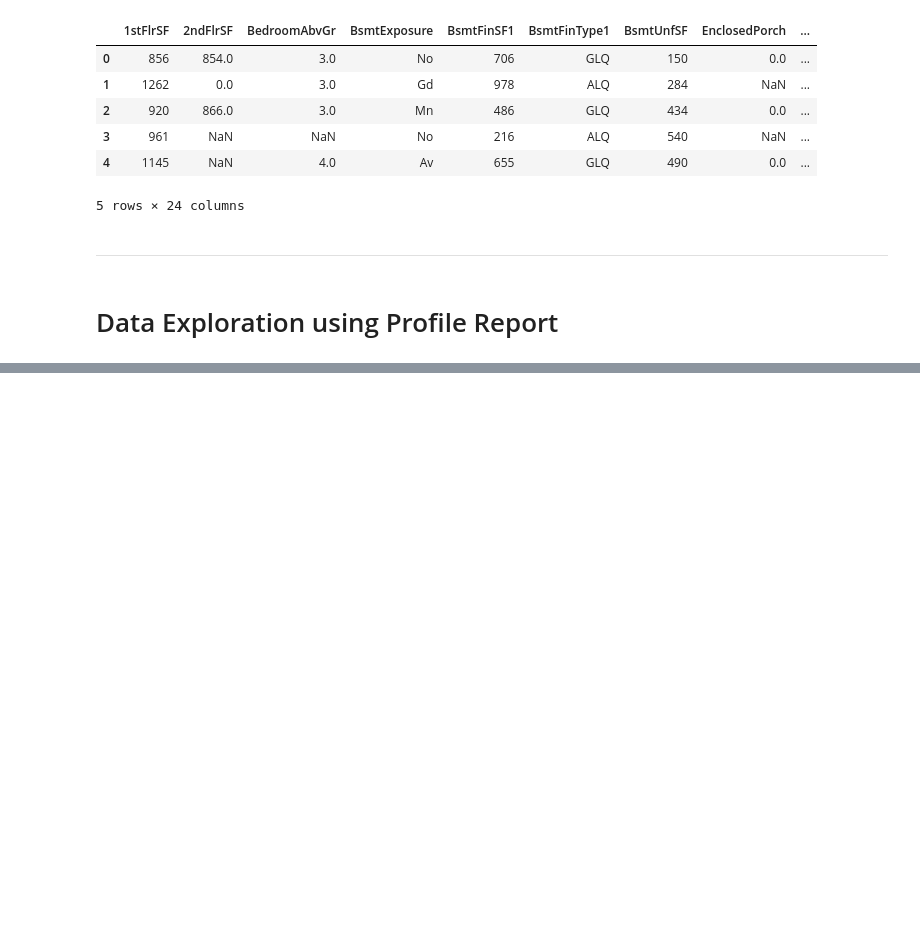
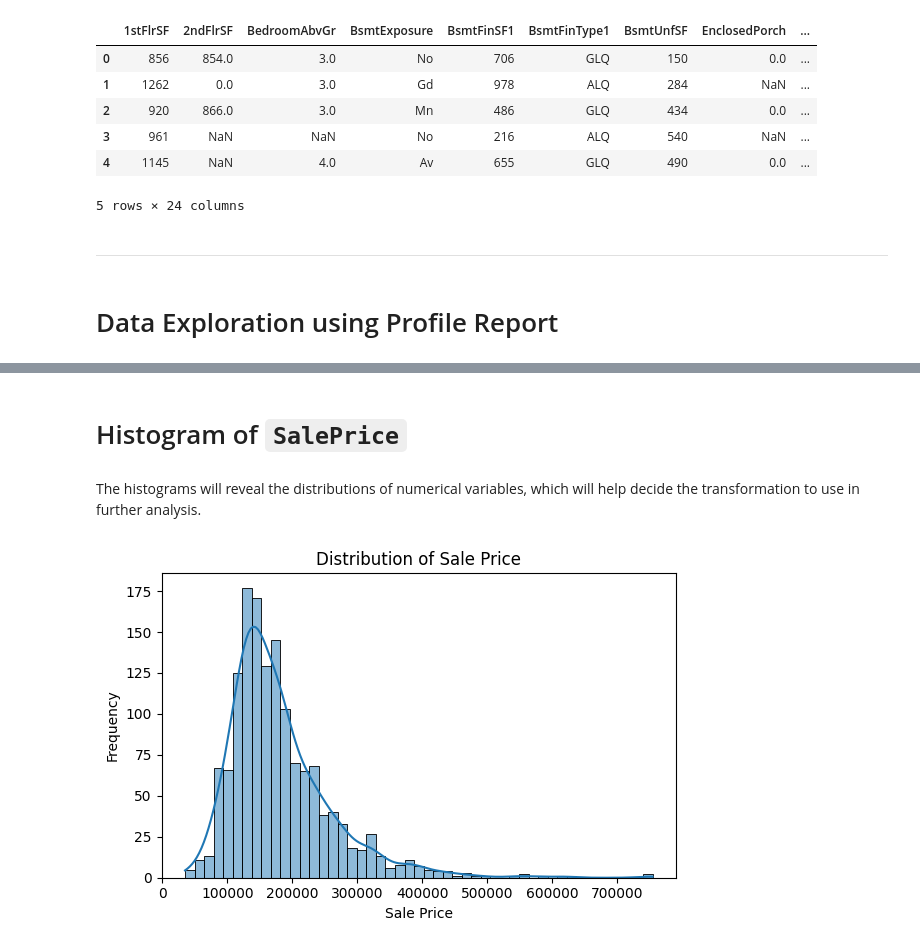
Before and after one commit to hisarciklilar/heritage-housing-issues, a Jupyter notebook: jupyter_notebooks/02 Exploratory Data Analysis.ipynb, the cells around one changed output, grey strips where cells are left out. Cells and saved outputs as stored; diff of their text form; code cells hidden in the pictures; blank space fills up the shorter version.

Commit message:
Add exploratory analysis on raw data

```diff
--- a/jupyter_notebooks/02 Exploratory Data Analysis.ipynb
+++ b/jupyter_notebooks/02 Exploratory Data Analysis.ipynb
@@ -109,0 +134,15 @@ except Exception as e:
+# %% [markdown]
+# Histogram of `SalePrice`
+# %% [markdown]
+The histograms will reveal the distributions of numerical variables, which will help decide the transformation to use in further analysis.
+# %%
+%matplotlib inline
+plt.figure(figsize=(6, 4))
+sns.histplot(df['SalePrice'], kde=True)
+plt.title(f"Distribution of Sale Price")
+plt.xlabel("Sale Price")
+plt.ylabel("Frequency")
+plt.tight_layout()
+plt.show()
+# %% [output]
+[figure, added]
```
Also changed, not shown: parts of 24 cells of this notebook.
